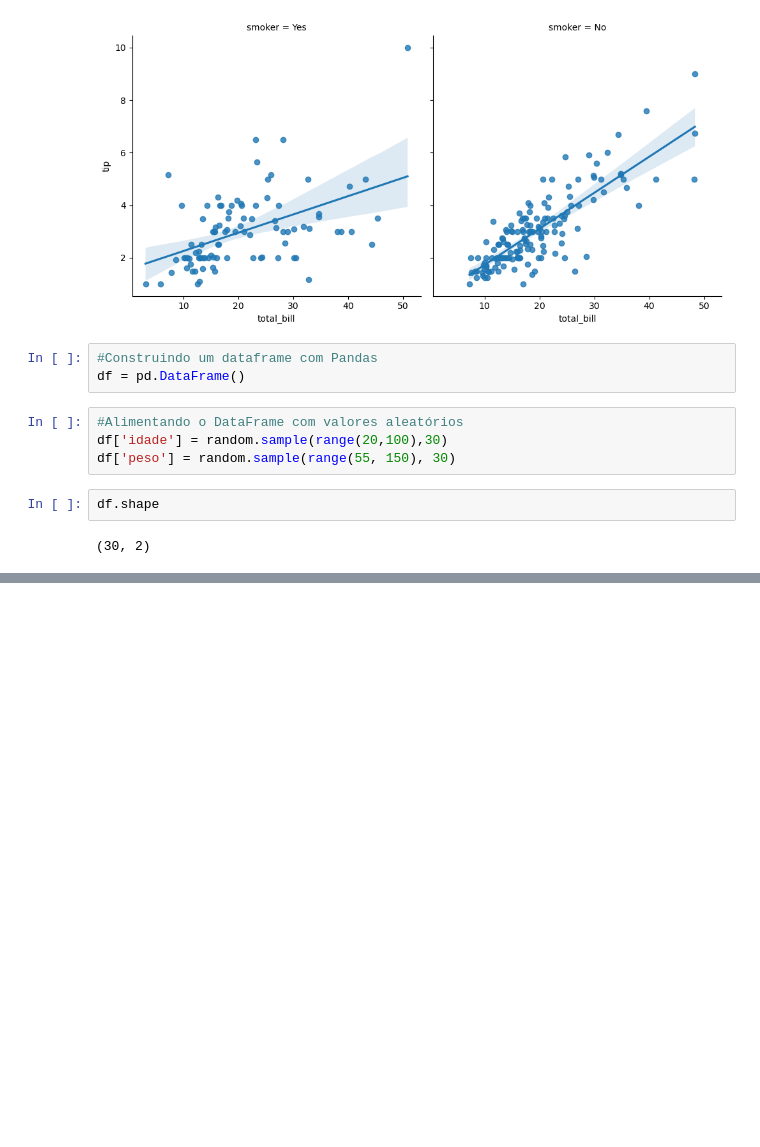
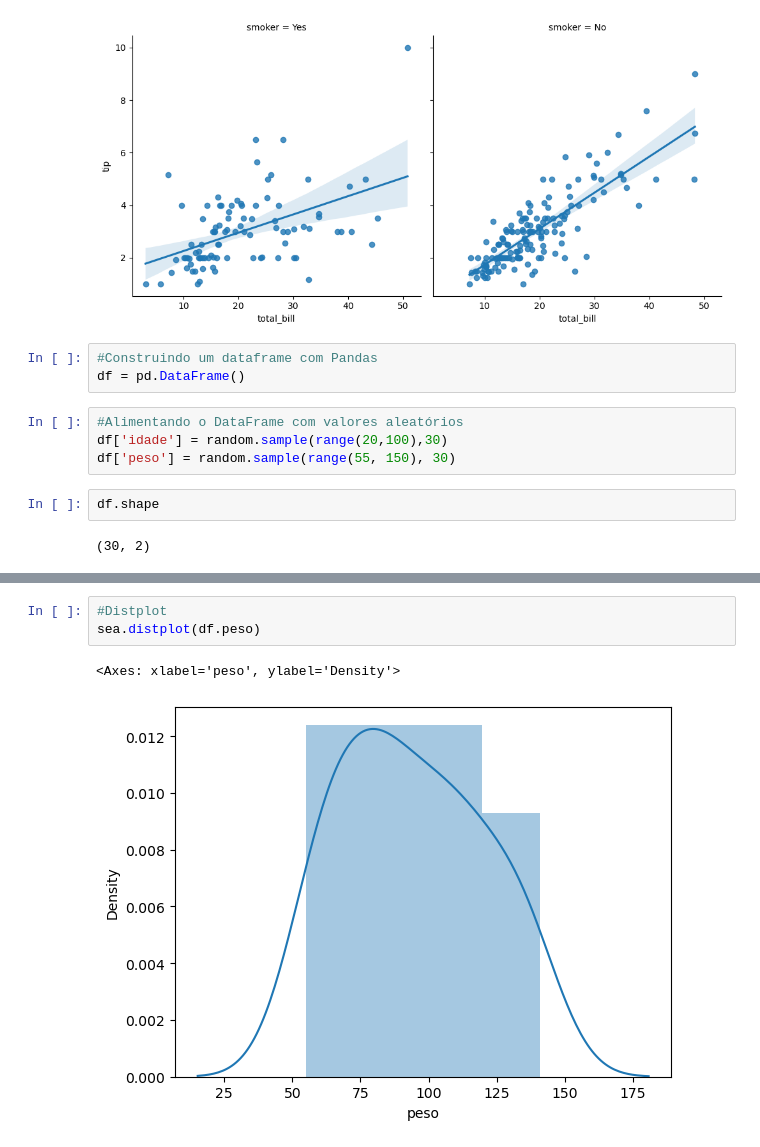
Before and after one commit to leandroclv/DSA_Python, a Jupyter notebook: POO/Seaborn.ipynb, the cells around one changed output, grey strips where cells are left out. Cells and saved outputs as stored; diff of their text form; blank space fills up the shorter version.

```diff
--- a/POO/Seaborn.ipynb
+++ b/POO/Seaborn.ipynb
@@ -74,0 +91,6 @@ df.head()
+# %%
+#Distplot
+sea.distplot(df.peso)
+# %% [output]
+<Axes: xlabel='peso', ylabel='Density'>
+[figure, added]
```
Also changed, not shown: parts of 16 cells of this notebook.
